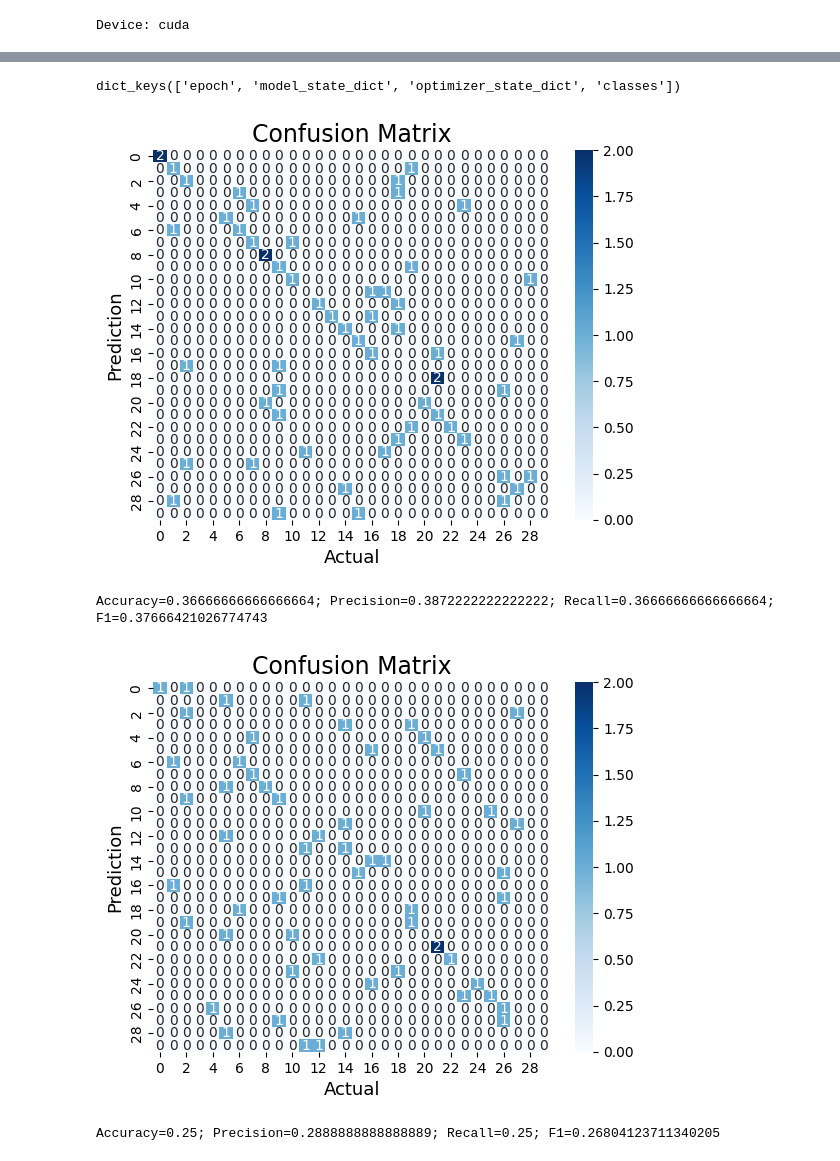
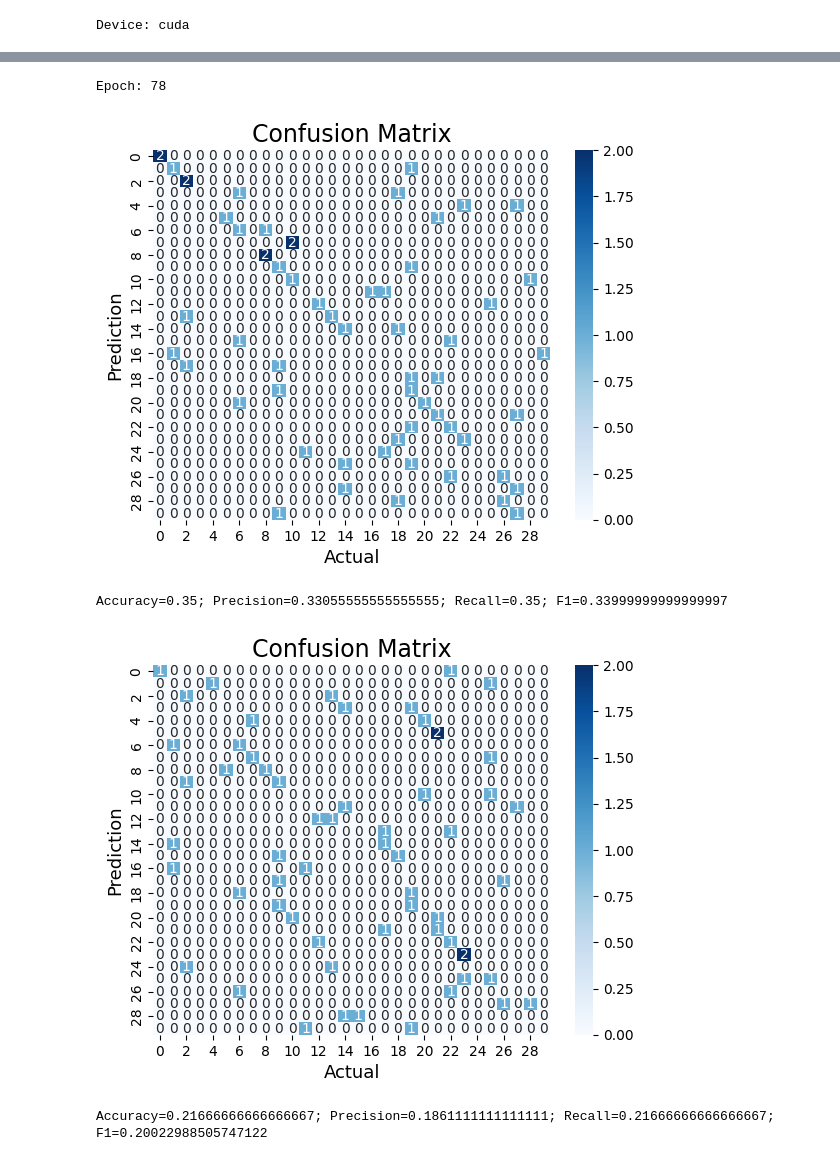
Before and after one commit to pluie-d-automne/rus-gest-lang, a Jupyter notebook: code/3 Models/ResNet_r3d_18_transferFE_Kinetics400_animals_eval.ipynb, the cells around one changed output, grey strips where cells are left out. Drawn from its saved outputs; the diff is of its cells as text; code cells hidden in the pictures.

```diff
--- a/code/3 Models/ResNet_r3d_18_transferFE_Kinetics400_animals_eval.ipynb
+++ b/code/3 Models/ResNet_r3d_18_transferFE_Kinetics400_animals_eval.ipynb
@@ -125,26 +130,29 @@ Accuracy=0.25; Precision=0.19407407407407407; Recall=0.25; F1=0.2185154295246038
-# %%
-loaded_path.keys()
-# %% [output]
-dict_keys(['epoch', 'model_state_dict', 'optimizer_state_dict', 'classes'])
 # %%
 # Load 2d best model state
 
-PATH2 = save_path+'/'+best_results[1]
-loaded_path2 = torch.load(PATH2)
-classes2 = loaded_path2['classes']
-n_class2 = len(classes2)
-resnet2 = torchvision.models.video.r3d_18()
-num_ftrs2 = resnet2.fc.in_features
-resnet2.fc = nn.Linear(num_ftrs2, n_class2)
-resnet2.load_state_dict({k.replace('module.',''):v for k,v in loaded_path['model_state_dict'].items()})
-resnet2.to(device)
+# Load 1st best model state
+n = 1
+epoch_number = best_results[n].split('-')[1]
+PATH = save_path+'/'+best_results[n]
+loaded_path = torch.load(PATH)
+resnet = torchvision.models.video.r3d_18()
+classes = loaded_path['classes']
+num_ftrs = resnet.fc.in_features
+n_class = len(classes)
+resnet.fc = nn.Linear(num_ftrs, n_class)
+resnet.load_state_dict(loaded_path['model_state_dict'])
+resnet.to(device)
+# %%
+print(f"Epoch: {epoch_number}")
+# %% [output]
+Epoch: 78
 # %%
-classification_model_metrics(resnet2, classes, test_dataloader, device)
+classification_model_metrics(resnet, classes, test_dataloader, device)
 # %% [output]
-[figure, old version]
+[figure, new version]
-Accuracy=0.36666666666666664; Precision=0.3872222222222222; Recall=0.36666666666666664; F1=0.37666421026774743
+Accuracy=0.35; Precision=0.33055555555555555; Recall=0.35; F1=0.33999999999999997
 # %%
-classification_model_metrics(resnet2, classes, val_dataloader, device)
+classification_model_metrics(resnet, classes, val_dataloader, device)
 # %% [output]
-[figure, old version]
+[figure, new version]
-Accuracy=0.25; Precision=0.2888888888888889; Recall=0.25; F1=0.26804123711340205
+Accuracy=0.21666666666666667; Precision=0.1861111111111111; Recall=0.21666666666666667; F1=0.20022988505747122
```
Also changed, not shown: parts of 6 cells of this notebook, 1 other file.
